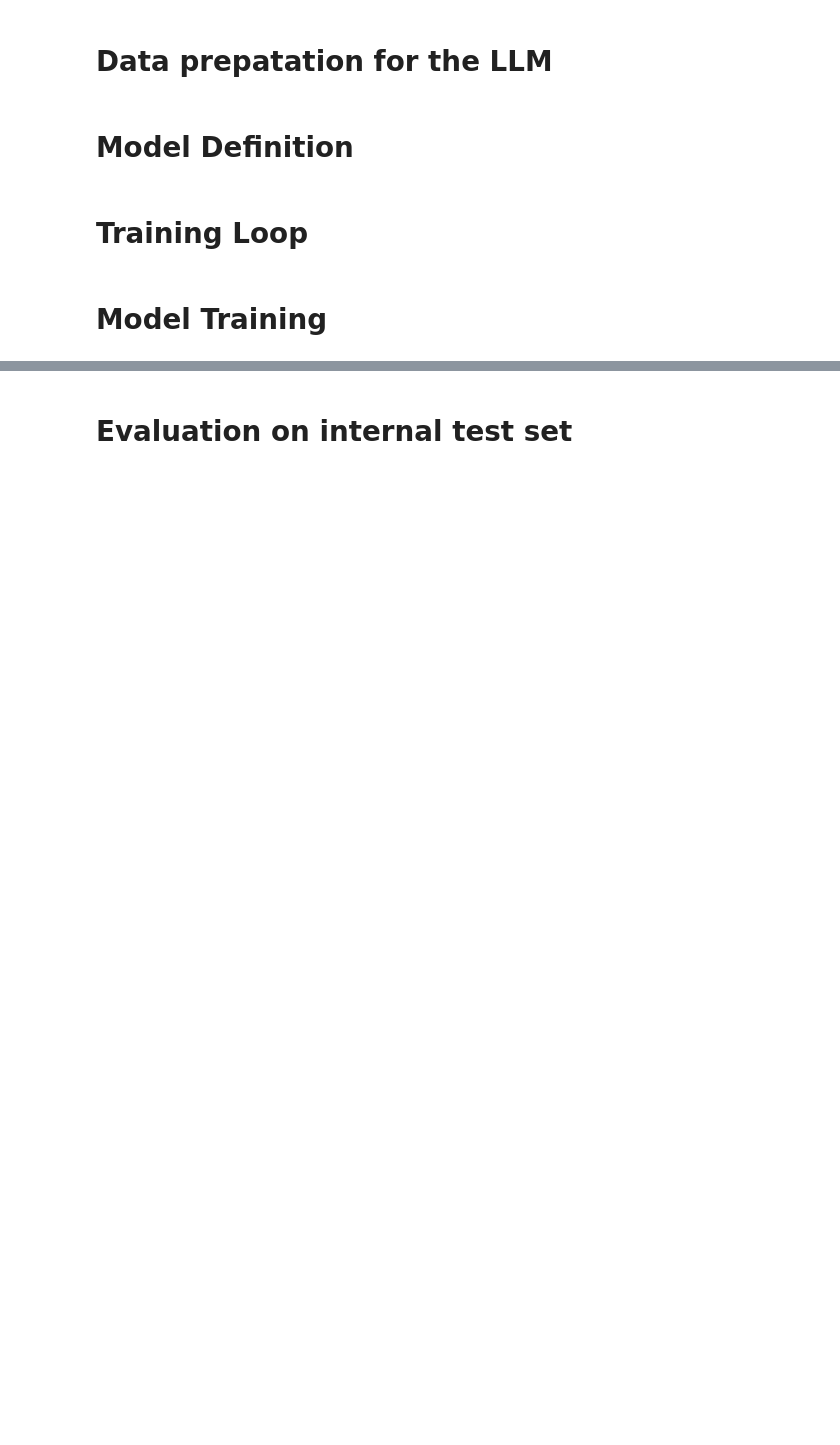
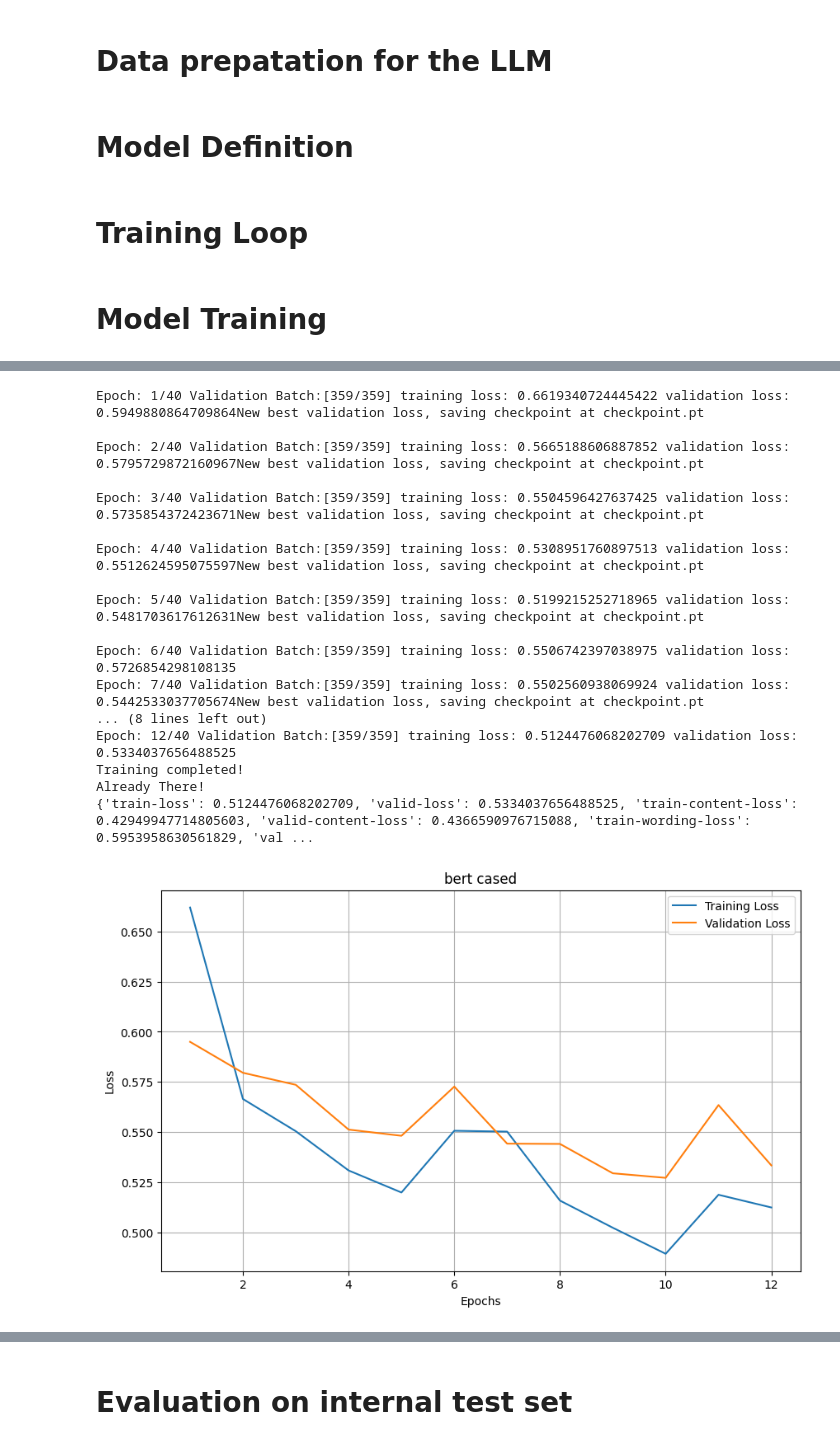
Before and after one commit to Sopralapanca/CommonLitChallenge, a Jupyter notebook: Ablation_+_TrainLLM.ipynb, the cells around one changed output, grey strips where cells are left out. Saved outputs shown, nothing was run; the diff lists cells and outputs as text; code cells hidden in the pictures; blank space fills up the shorter version.

```diff
--- a/Ablation_+_TrainLLM.ipynb
+++ b/Ablation_+_TrainLLM.ipynb
@@ -631,8 +697,9 @@ def plot_and_save_graph(epochs, model_name, train_losses, val_losses, save=False
     # Save the plot to a file
     if save:
       plt.savefig(f'./plots/{model_name}.png')
+      return
 
     # Display the plot
     plt.show()
 # %%
-restricted_train_data = train_data.drop(columns=["normalized_corrected_misspelled_counter", "normalized_text_misspelled_counter", "normalized_3grams-cooccurrence-count", "normalized_4grams-cooccurrence-count"], axis=1)
+restricted_train_data = train_data.drop(columns=["normalized_text_misspelled_counter", "normalized_3grams-cooccurrence-count", "normalized_4grams-cooccurrence-count"], axis=1)
@@ -656,14 +765,13 @@ config = {
     'weight_decay': 0.001
 }
 
-features = ["length_ratio", "normalized_text_length", "karp_tfidf_scores",
-            "word_counter_ratio", "normalized_summary_word_counter",
-            "normalized_2grams-cooccurrence-count", "normalized_2grams-correct-count",
-            "normalized_3grams-correct-count", "normalized_4grams-correct-count"]
+features = ["text_pos", "summary_word_counter", "word_counter_ratio", "normalized_text_length",
+  "length_ratio", "normalized_2grams-correct-count", "normalized_3grams-correct-count",
+  "normalized_4grams-correct-count", "normalized_karp_tfidf_scores"]
 feature_dim = len(features)
 multioutput = True
 
-input_cols = ["prompt_question", "fixed_summary_text"]
+input_cols = ["prompt_question", "corrected_text_preprocessed"]
 target_cols = ["content","wording"]
 
 restricted_train_data.reset_index(inplace=True)
@@ -672,5 +780,47 @@ accelerator = Accelerator(gradient_accumulation_steps=config['gradient_accumulat
 
 model = RegressorModel(name=config["model"], fflayers=config["fflayers"],
                        ffdropout=config["ffdropout"],activation_function=config["activation_function"],
-                       features_dim=feature_dim-1, target_cols=target_cols).to(device=accelerator.device)
+                       features_dim=feature_dim, target_cols=target_cols).to(device=accelerator.device)
+# %%
+
+train_loader, valid_loader, test_loader, tokenizer = pipeline(config, training_data=restricted_train_data, input_cols=input_cols, target_cols=target_cols,
+                                                            features=features, split=0.2, oversample=True)
+
+trainer = Trainer(model, (train_loader, valid_loader), epochs=config['epochs'], accelerator=accelerator, lr=config["lr"], weight_decay=config["weight_decay"])
+
+start_time = time.time()
+train_losses, val_losses = trainer.fit(multioutput)
+elapsed_time = time.time() - start_time
+
+plot_and_save_graph(len(train_losses["loss"]), config['name'], train_losses["loss"], val_losses["loss"], save=True)
+
+training_info = {
+      'train-loss': train_losses["loss"][-1],
+      'valid-loss': val_losses["loss"][-1],
+      'train-content-loss': train_losses["content"][-1].item(),
+      'valid-content-loss': val_losses["content"][-1].item(),
+      'train-wording-loss': train_losses["wording"][-1].item(),
+      'valid-wording-loss': val_losses["wording"][-1].item(),
+      'best-valid-loss': min(val_losses["loss"]),
+  }
+print(training_info)
+# %% [output]
+Epoch: 1/40 Validation Batch:[359/359] training loss: 0.6619340724445422 validation loss: 0.5949880864709864New best validation loss, saving checkpoint at checkpoint.pt
+
+Epoch: 2/40 Validation Batch:[359/359] training loss: 0.5665188606887852 validation loss: 0.5795729872160967New best validation loss, saving checkpoint at checkpoint.pt
+
+Epoch: 3/40 Validation Batch:[359/359] training loss: 0.5504596427637425 validation loss: 0.5735854372423671New best validation loss, saving checkpoint at checkpoint.pt
+
+Epoch: 4/40 Validation Batch:[359/359] training loss: 0.5308951760897513 validation loss: 0.5512624595075597New best validation loss, saving checkpoint at checkpoint.pt
+
+Epoch: 5/40 Validation Batch:[359/359] training loss: 0.5199215252718965 validation loss: 0.5481703617612631New best validation loss, saving checkpoint at checkpoint.pt
+
+Epoch: 6/40 Validation Batch:[359/359] training loss: 0.5506742397038975 validation loss: 0.5726854298108135
+Epoch: 7/40 Validation Batch:[359/359] training loss: 0.5502560938069924 validation loss: 0.5442533037705674New best validation loss, saving checkpoint at checkpoint.pt
+... (8 lines left out)
+Epoch: 12/40 Validation Batch:[359/359] training loss: 0.5124476068202709 validation loss: 0.5334037656488525
+Training completed!
+Already There!
+{'train-loss': 0.5124476068202709, 'valid-loss': 0.5334037656488525, 'train-content-loss': 0.42949947714805603, 'valid-content-loss': 0.4366590976715088, 'train-wording-loss': 0.5953958630561829, 'val ...
+[figure, added]
 # %%
```
Also changed, not shown: parts of 10 cells of this notebook.
